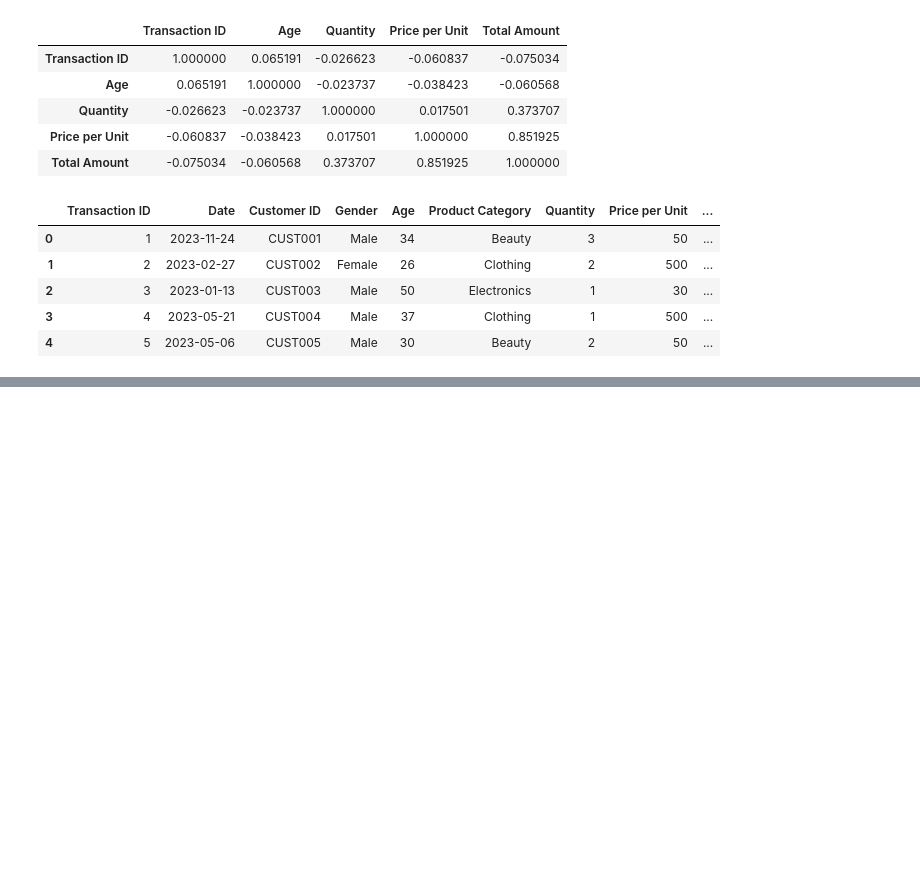
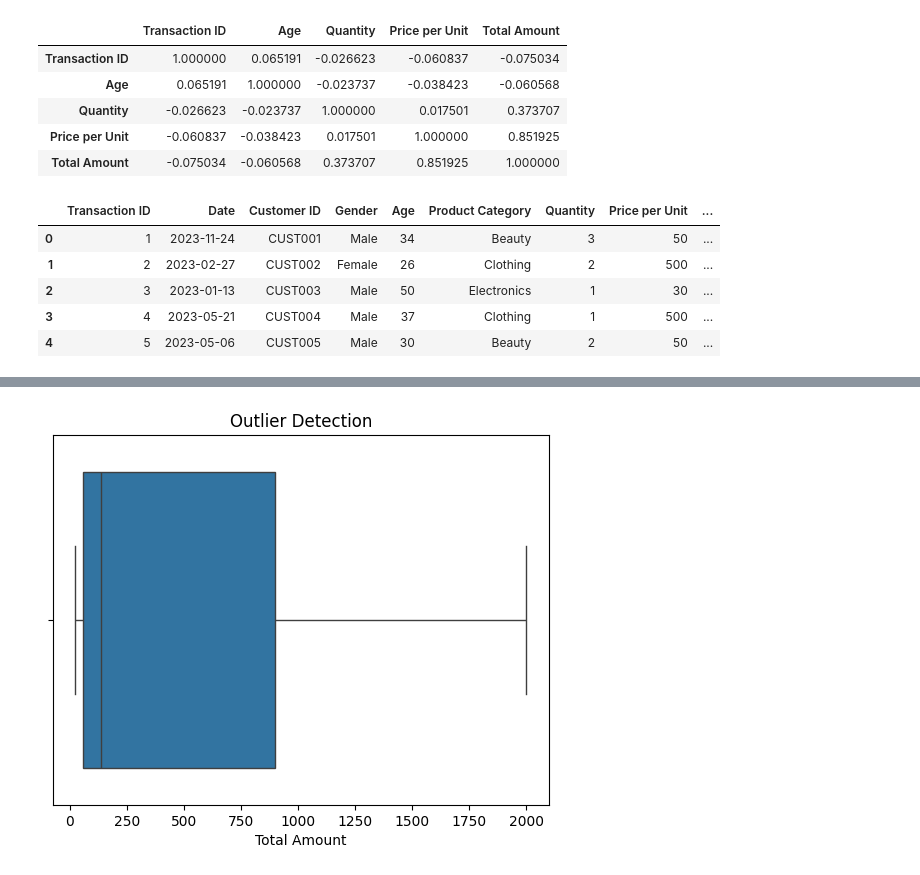
Before and after one commit to Miruthula122/Inventory-Dashboard, a Jupyter notebook: Notebooks/data_cleaning.ipynb, the cells around one changed output, grey strips where cells are left out. Drawn from its saved outputs; the diff is of its cells as text; code cells hidden in the pictures; blank space fills up the shorter version.

```diff
--- a/Notebooks/data_cleaning.ipynb
+++ b/Notebooks/data_cleaning.ipynb
@@ -105,0 +125,6 @@ memory usage: 70.4 KB
+# %%
+sns.boxplot(x=df['Total Amount'])
+plt.title("Outlier Detection")
+plt.show()
+# %% [output]
+[figure, added]
```
Also changed, not shown: parts of 8 cells of this notebook.
